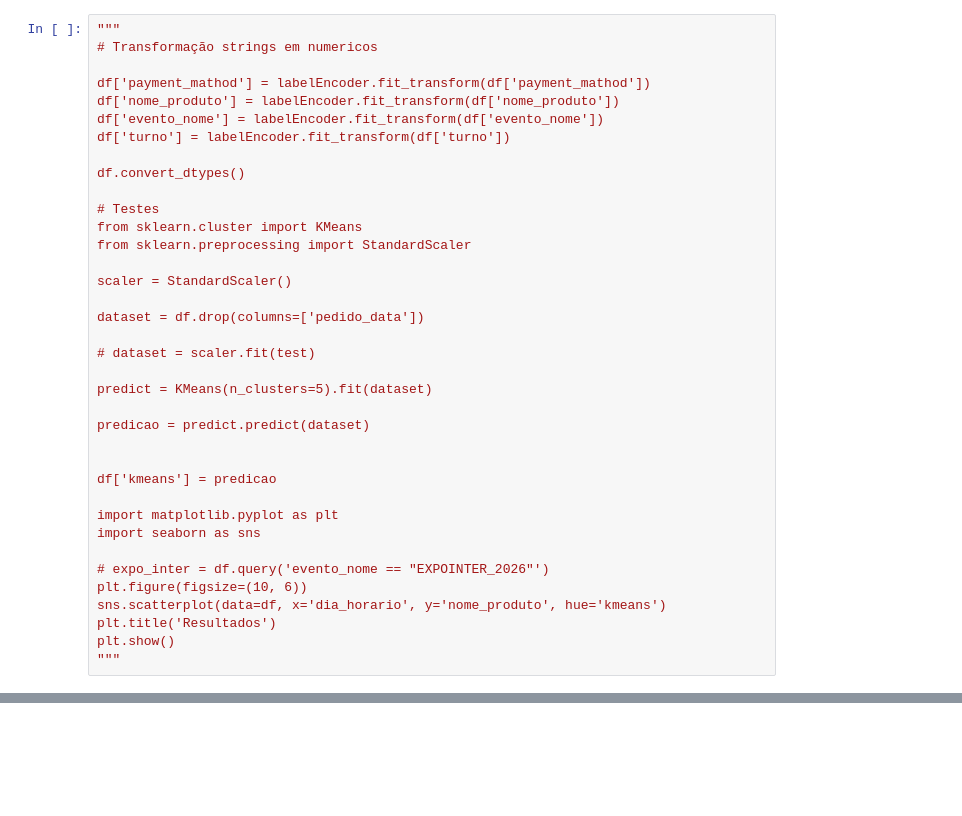
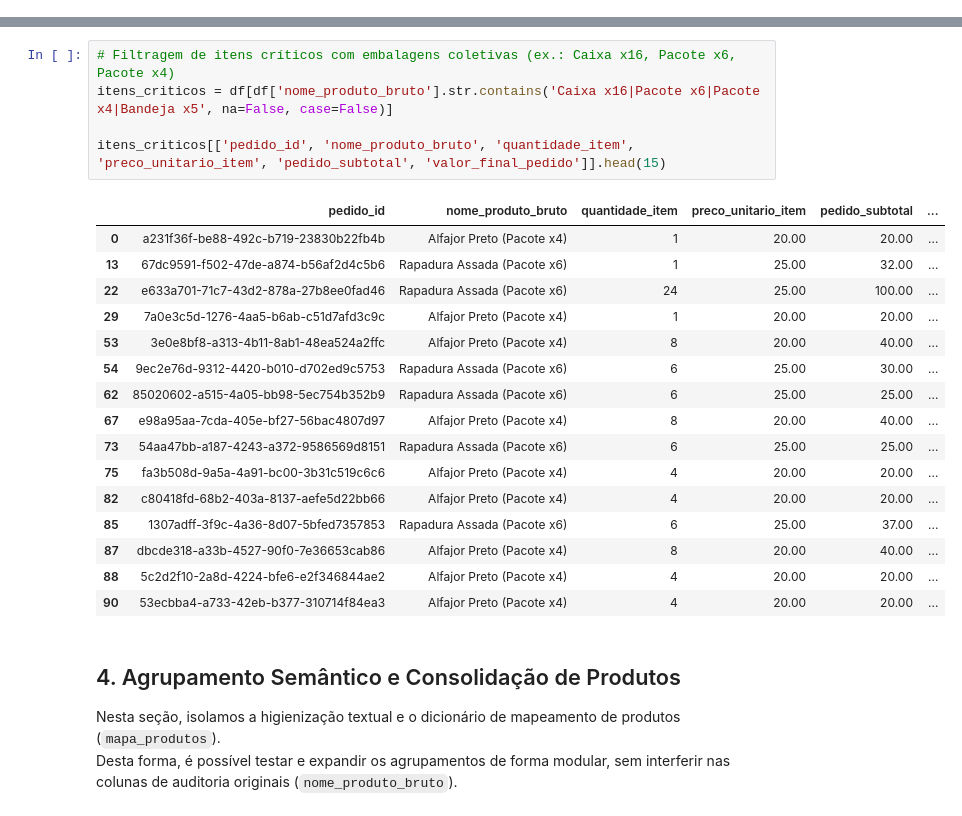
Before and after one commit to SIS-AMF/2026-2_trablho-g1-cd-ai2, a Jupyter notebook: eda_v2.ipynb, the cells around one changed output, grey strips where cells are left out. Cells and saved outputs as stored; diff of their text form; blank space fills up the shorter version.

```diff
--- a/eda_v2.ipynb
+++ b/eda_v2.ipynb
@@ -291,37 +147,0 @@ for x in df['nome_produto'].unique():
-# %%
-"""
-# Transformação strings em numericos
-
-df['payment_mathod'] = labelEncoder.fit_transform(df['payment_mathod'])
-df['nome_produto'] = labelEncoder.fit_transform(df['nome_produto'])
-df['evento_nome'] = labelEncoder.fit_transform(df['evento_nome'])
-df['turno'] = labelEncoder.fit_transform(df['turno'])
-
-df.convert_dtypes()
-
-# Testes
-from sklearn.cluster import KMeans
-from sklearn.preprocessing import StandardScaler
-
-scaler = StandardScaler()
-
-dataset = df.drop(columns=['pedido_data'])
-
-# dataset = scaler.fit(test)
-
-predict = KMeans(n_clusters=5).fit(dataset)
-
-predicao = predict.predict(dataset)
-
-
-df['kmeans'] = predicao
-
-import matplotlib.pyplot as plt
-import seaborn as sns
-
-# expo_inter = df.query('evento_nome == "EXPOINTER_2026"')
-plt.figure(figsize=(10, 6))
-sns.scatterplot(data=df, x='dia_horario', y='nome_produto', hue='kmeans')
-plt.title('Resultados')
-plt.show()
-"""
@@ -329,0 +181,26 @@ plt.show()
+# %%
+# Filtragem de itens críticos com embalagens coletivas (ex.: Caixa x16, Pacote x6, Pacote x4)
+itens_criticos = df[df['nome_produto_bruto'].str.contains('Caixa x16|Pacote x6|Pacote x4|Bandeja x5', na=False, case=False)]
+
+itens_criticos[['pedido_id', 'nome_produto_bruto', 'quantidade_item', 'preco_unitario_item', 'pedido_subtotal', 'valor_final_pedido']].head(15)
+# %% [output]
+|  | pedido_id | nome_produto_bruto | quantidade_item | preco_unitario_item | pedido_subtotal | ... |
+| 0 | a231f36f-be88-492c-b719-23830b22fb4b | Alfajor Preto (Pacote x4) | 1 | 20.00 | 20.00 | ... |
+| 13 | 67dc9591-f502-47de-a874-b56af2d4c5b6 | Rapadura Assada (Pacote x6) | 1 | 25.00 | 32.00 | ... |
+| 22 | e633a701-71c7-43d2-878a-27b8ee0fad46 | Rapadura Assada (Pacote x6) | 24 | 25.00 | 100.00 | ... |
+| 29 | 7a0e3c5d-1276-4aa5-b6ab-c51d7afd3c9c | Alfajor Preto (Pacote x4) | 1 | 20.00 | 20.00 | ... |
+| 53 | 3e0e8bf8-a313-4b11-8ab1-48ea524a2ffc | Alfajor Preto (Pacote x4) | 8 | 20.00 | 40.00 | ... |
+| 54 | 9ec2e76d-9312-4420-b010-d702ed9c5753 | Rapadura Assada (Pacote x6) | 6 | 25.00 | 30.00 | ... |
+| 62 | 85020602-a515-4a05-bb98-5ec754b352b9 | Rapadura Assada (Pacote x6) | 6 | 25.00 | 25.00 | ... |
+| 67 | e98a95aa-7cda-405e-bf27-56bac4807d97 | Alfajor Preto (Pacote x4) | 8 | 20.00 | 40.00 | ... |
+| 73 | 54aa47bb-a187-4243-a372-9586569d8151 | Rapadura Assada (Pacote x6) | 6 | 25.00 | 25.00 | ... |
+| 75 | fa3b508d-9a5a-4a91-bc00-3b31c519c6c6 | Alfajor Preto (Pacote x4) | 4 | 20.00 | 20.00 | ... |
+| 82 | c80418fd-68b2-403a-8137-aefe5d22bb66 | Alfajor Preto (Pacote x4) | 4 | 20.00 | 20.00 | ... |
+| 85 | 1307adff-3f9c-4a36-8d07-5bfed7357853 | Rapadura Assada (Pacote x6) | 6 | 25.00 | 37.00 | ... |
+| 87 | dbcde318-a33b-4527-90f0-7e36653cab86 | Alfajor Preto (Pacote x4) | 8 | 20.00 | 40.00 | ... |
+| 88 | 5c2d2f10-2a8d-4224-bfe6-e2f346844ae2 | Alfajor Preto (Pacote x4) | 4 | 20.00 | 20.00 | ... |
+| 90 | 53ecbba4-a733-42eb-b377-310714f84ea3 | Alfajor Preto (Pacote x4) | 4 | 20.00 | 20.00 | ... |
+# %% [markdown]
+## 4. Agrupamento Semântico e Consolidação de Produtos
+Nesta seção, isolamos a higienização textual e o dicionário de mapeamento de produtos (`mapa_produtos`).
+Desta forma, é possível testar e expandir os agrupamentos de forma modular, sem interferir nas colunas de auditoria originais (`nome_produto_bruto`).
```
Also changed, not shown: parts of 26 cells of this notebook, 4 other files.
